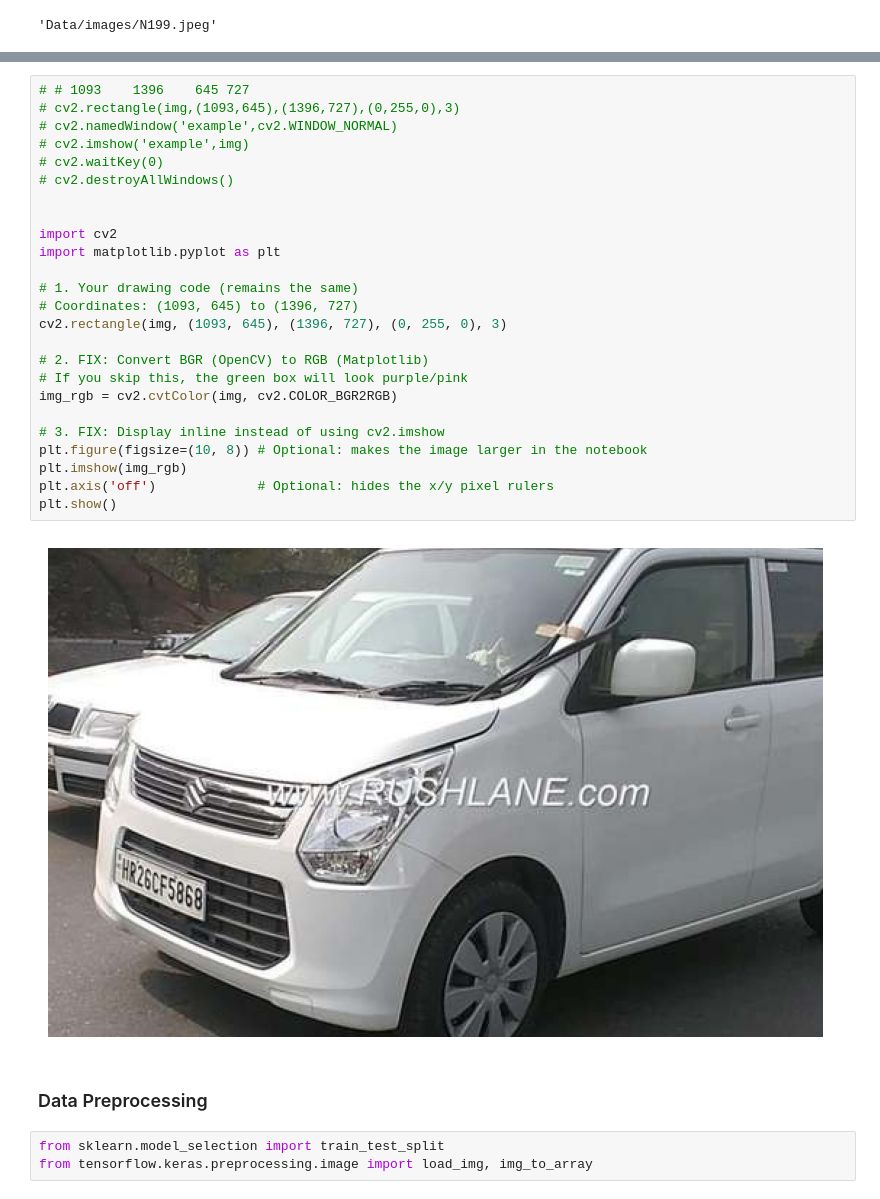
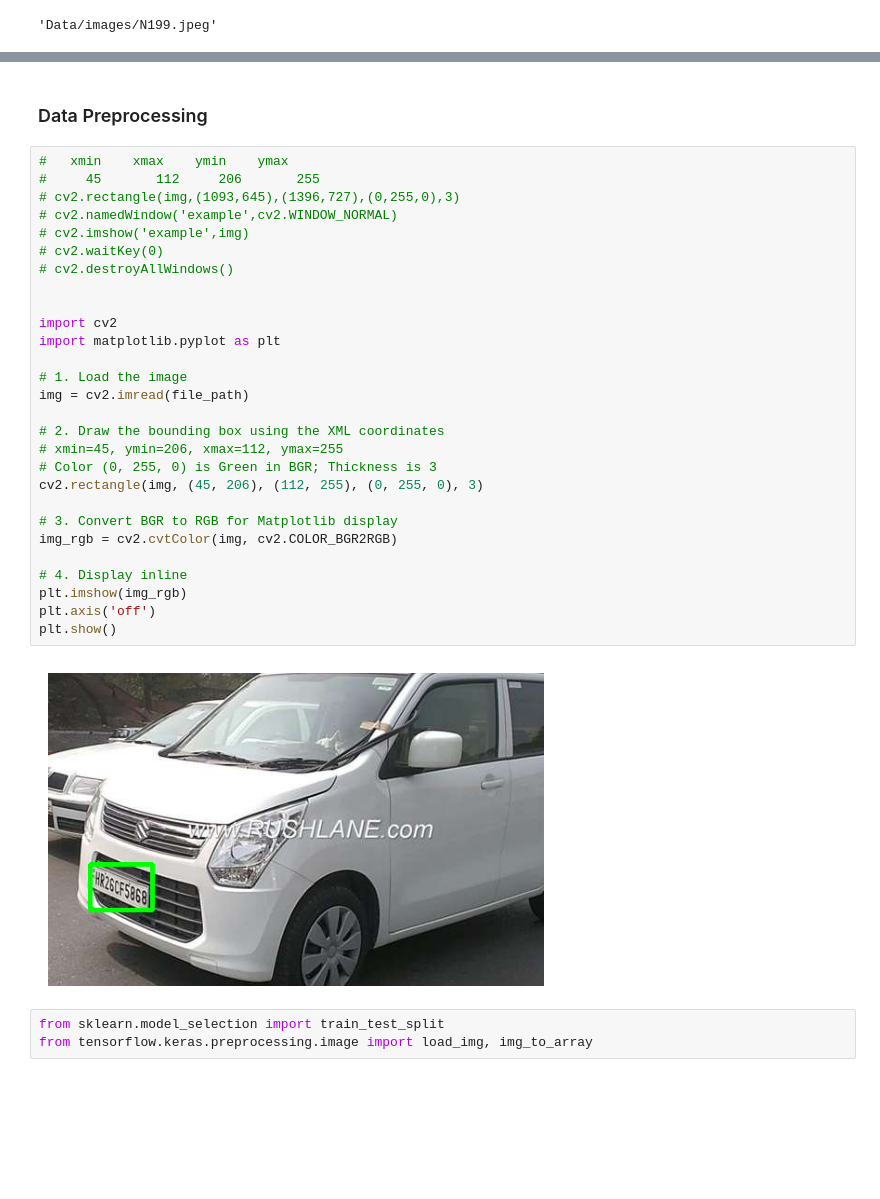
Before and after one commit to LittleTiger888/Object_Detection, a Jupyter notebook: 02_Object_Detection.ipynb, the cells around one changed output, grey strips where cells are left out. Saved outputs shown, nothing was run; the diff lists cells and outputs as text; blank space fills up the shorter version.

```diff
--- a/02_Object_Detection.ipynb
+++ b/02_Object_Detection.ipynb
@@ -82,35 +88,38 @@ plt.axis('off')  # Optional: hides the axis rulers
 plt.show()
 # %% [output]
 [figure]
-# %%
-# # 1093	1396	645	727
-# cv2.rectangle(img,(1093,645),(1396,727),(0,255,0),3)
-# cv2.namedWindow('example',cv2.WINDOW_NORMAL)
-# cv2.imshow('example',img)
-# cv2.waitKey(0)
-# cv2.destroyAllWindows()
-
-
-import cv2
-import matplotlib.pyplot as plt
-
-# 1. Your drawing code (remains the same)
-# Coordinates: (1093, 645) to (1396, 727)
-cv2.rectangle(img, (1093, 645), (1396, 727), (0, 255, 0), 3)
-
-# 2. FIX: Convert BGR (OpenCV) to RGB (Matplotlib)
-# If you skip this, the green box will look purple/pink
-img_rgb = cv2.cvtColor(img, cv2.COLOR_BGR2RGB)
-
-# 3. FIX: Display inline instead of using cv2.imshow
-plt.figure(figsize=(10, 8)) # Optional: makes the image larger in the notebook
-plt.imshow(img_rgb)
-plt.axis('off')             # Optional: hides the x/y pixel rulers
-plt.show()
-# %% [output]
-[figure, removed]
 # %% [markdown]
 ### Data Preprocessing
+# %%
+# 	xmin	xmax	ymin	ymax
+#     45	   112	   206	     255
+# cv2.rectangle(img,(1093,645),(1396,727),(0,255,0),3)
+# cv2.namedWindow('example',cv2.WINDOW_NORMAL)
+# cv2.imshow('example',img)
+# cv2.waitKey(0)
+# cv2.destroyAllWindows()
+
+
+import cv2
+import matplotlib.pyplot as plt
+
+# 1. Load the image
+img = cv2.imread(file_path)
+
+# 2. Draw the bounding box using the XML coordinates
+# xmin=45, ymin=206, xmax=112, ymax=255
+# Color (0, 255, 0) is Green in BGR; Thickness is 3
+cv2.rectangle(img, (45, 206), (112, 255), (0, 255, 0), 3)
+
+# 3. Convert BGR to RGB for Matplotlib display
+img_rgb = cv2.cvtColor(img, cv2.COLOR_BGR2RGB)
+
+# 4. Display inline
+plt.imshow(img_rgb)
+plt.axis('off')
+plt.show()
+# %% [output]
+[figure, added]
 # %%
 from sklearn.model_selection import train_test_split
 from tensorflow.keras.preprocessing.image import load_img, img_to_array
```
Also changed, not shown: parts of 2 cells of this notebook, 1 other file.
